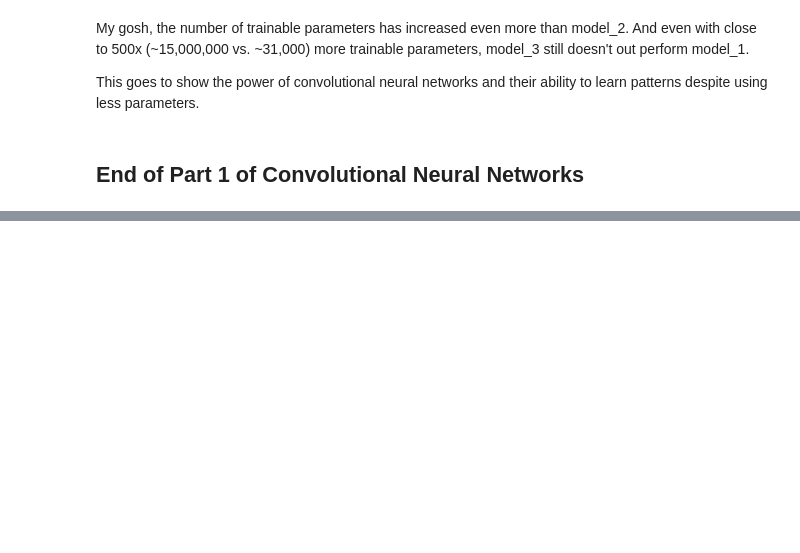
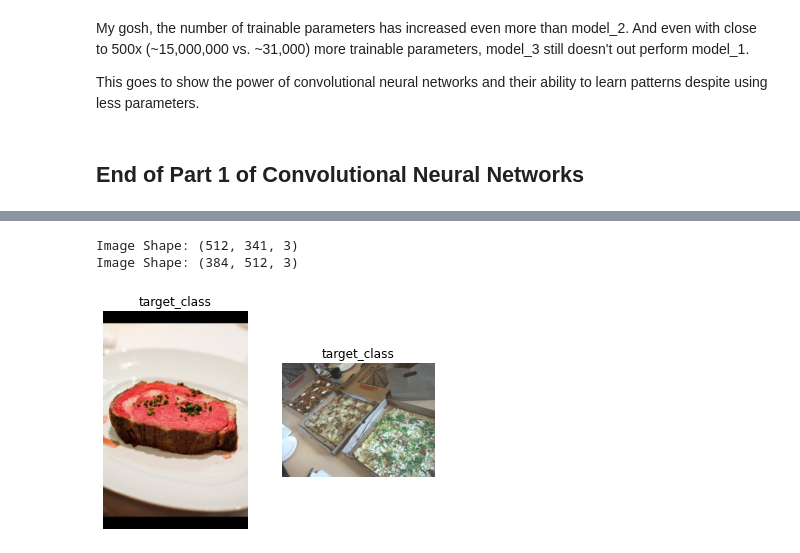
Before and after one commit to BrightonMboya/Deep_Learning-with-TensorFlow, a Jupyter notebook: Convolutional_Neural_Networks_1.ipynb, the cells around one changed output, grey strips where cells are left out. Saved outputs shown, nothing was run; the diff lists cells and outputs as text; code cells hidden in the pictures; blank space fills up the shorter version.

Commit message:
Implemented Image classification with CNNs

```diff
--- a/Convolutional_Neural_Networks_1.ipynb
+++ b/Convolutional_Neural_Networks_1.ipynb
@@ -530,0 +552,11 @@ This goes to show the power of convolutional neural networks and their ability t
+# %%
+plt.figure()
+plt.subplot(1, 2, 1)
+steak_img= view_random_image(target_dir="pizza_steak/train/",
+                             target_class="steak")
+plt.subplot(1, 2, 2)
+pizza_img= view_random_image("pizza_steak/train/", 'pizza')
+# %% [output]
+Image Shape: (512, 341, 3)
+Image Shape: (384, 512, 3)
+[figure, added]
```
Also changed, not shown: parts of 72 cells of this notebook.
